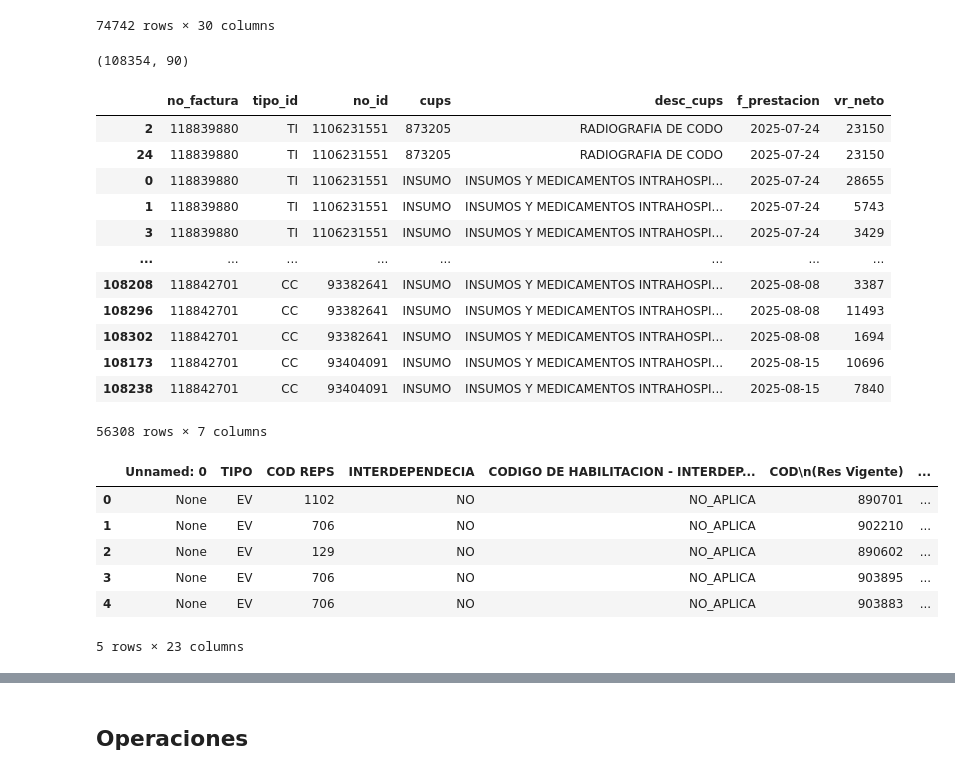
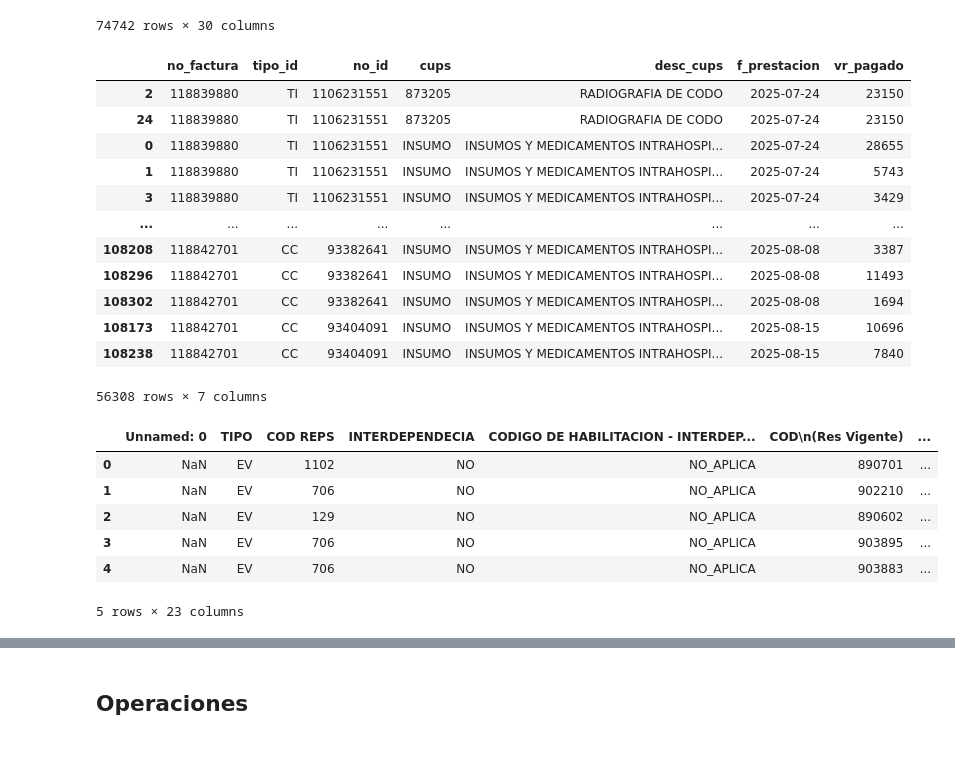
Before and after one commit to Guerrero1442/retroactivos-clinica-colsanitas, a Jupyter notebook: src/retroactivo_costo.ipynb, the cells around one changed output, grey strips where cells are left out. Drawn from its saved outputs; the diff is of its cells as text; code cells hidden in the pictures.

```diff
--- a/src/retroactivo_costo.ipynb
+++ b/src/retroactivo_costo.ipynb
@@ -57,10 +53,6 @@ df_resultado
 | 74740 | 118842701 | CLINICA KERALTY IBAGUE | CC | 41662425 | MARIA | USDIOLA | AGUIRRE | GALVEZ | P | 2025 | ... |
 | 74741 | <NA> | <NA> | <NA> | <NA> | <NA> | <NA> | <NA> | <NA> | <NA> | <NA> | ... |
 74742 rows × 30 columns
-# %%
-df_upc.shape
-# %% [output]
-(108354, 90)
 # %%
 df_upc.loc[
     df_upc.duplicated(
@@ -68,9 +60,9 @@ df_upc.loc[
     )
 ].sort_values(
     by=["no_factura", "tipo_id", "no_id", "cups", "f_prestacion"], ascending=[True] * 5
-)[["no_factura", "tipo_id", "no_id", "cups", "desc_cups", "f_prestacion", "vr_neto"]]
+)[["no_factura", "tipo_id", "no_id", "cups", "desc_cups", "f_prestacion", "vr_pagado"]]
 # %% [output]
-|  | no_factura | tipo_id | no_id | cups | desc_cups | f_prestacion | vr_neto |
+|  | no_factura | tipo_id | no_id | cups | desc_cups | f_prestacion | vr_pagado |
 | 2 | 118839880 | TI | 1106231551 | 873205 | RADIOGRAFIA DE CODO | 2025-07-24 | 23150 |
 | 24 | 118839880 | TI | 1106231551 | 873205 | RADIOGRAFIA DE CODO | 2025-07-24 | 23150 |
 | 0 | 118839880 | TI | 1106231551 | INSUMO | INSUMOS Y MEDICAMENTOS INTRAHOSPI... | 2025-07-24 | 28655 |
@@ -85,20 +77,19 @@ df_upc.loc[
 56308 rows × 7 columns
 # %%
 df_tarifas_2025 = pd.read_excel(
-    r"C:\Users\CamiloAlexanderArias\Proyectos\python\retroactivos-clinica-colsanitas\inputs\30348_ANEXO_800149384_CLINICA KERALTY IBAGUE (2025).xlsx",
+    r"..\inputs\30348_ANEXO_800149384_CLINICA KERALTY IBAGUE (2025).xlsx",
     sheet_name="ANEXO",
     skiprows=18,
-    dtype_backend="pyarrow",
 )
 
 df_tarifas_2025.head()
 # %% [output]
 |  | Unnamed: 0 | TIPO | COD REPS | INTERDEPENDECIA | CODIGO DE HABILITACION - INTERDEP... | COD\n(Res Vigente) | ... |
-| 0 | None | EV | 1102 | NO | NO_APLICA | 890701 | ... |
-| 1 | None | EV | 706 | NO | NO_APLICA | 902210 | ... |
-| 2 | None | EV | 129 | NO | NO_APLICA | 890602 | ... |
-| 3 | None | EV | 706 | NO | NO_APLICA | 903895 | ... |
-| 4 | None | EV | 706 | NO | NO_APLICA | 903883 | ... |
+| 0 | NaN | EV | 1102 | NO | NO_APLICA | 890701 | ... |
+| 1 | NaN | EV | 706 | NO | NO_APLICA | 902210 | ... |
+| 2 | NaN | EV | 129 | NO | NO_APLICA | 890602 | ... |
+| 3 | NaN | EV | 706 | NO | NO_APLICA | 903895 | ... |
+| 4 | NaN | EV | 706 | NO | NO_APLICA | 903883 | ... |
 5 rows × 23 columns
 # %%
 df_merge_upc = df_upc.merge(
```
Also changed, not shown: parts of 39 cells of this notebook, 7 other files.
